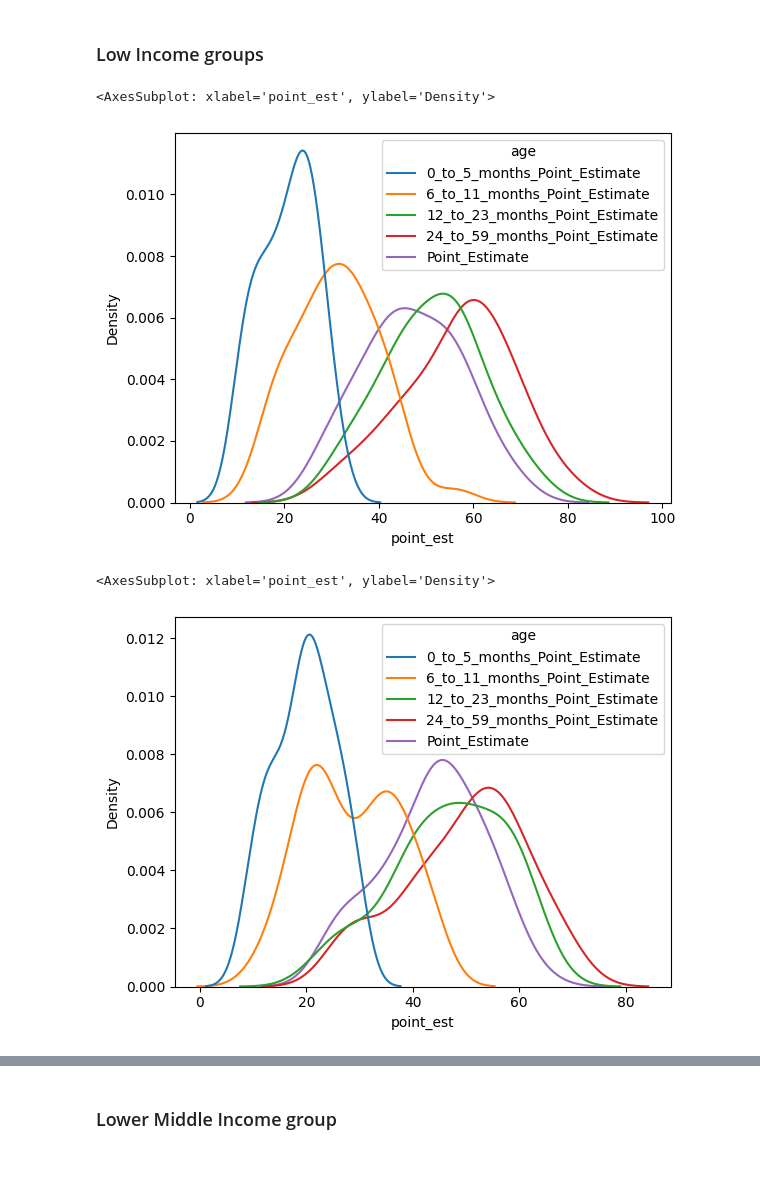
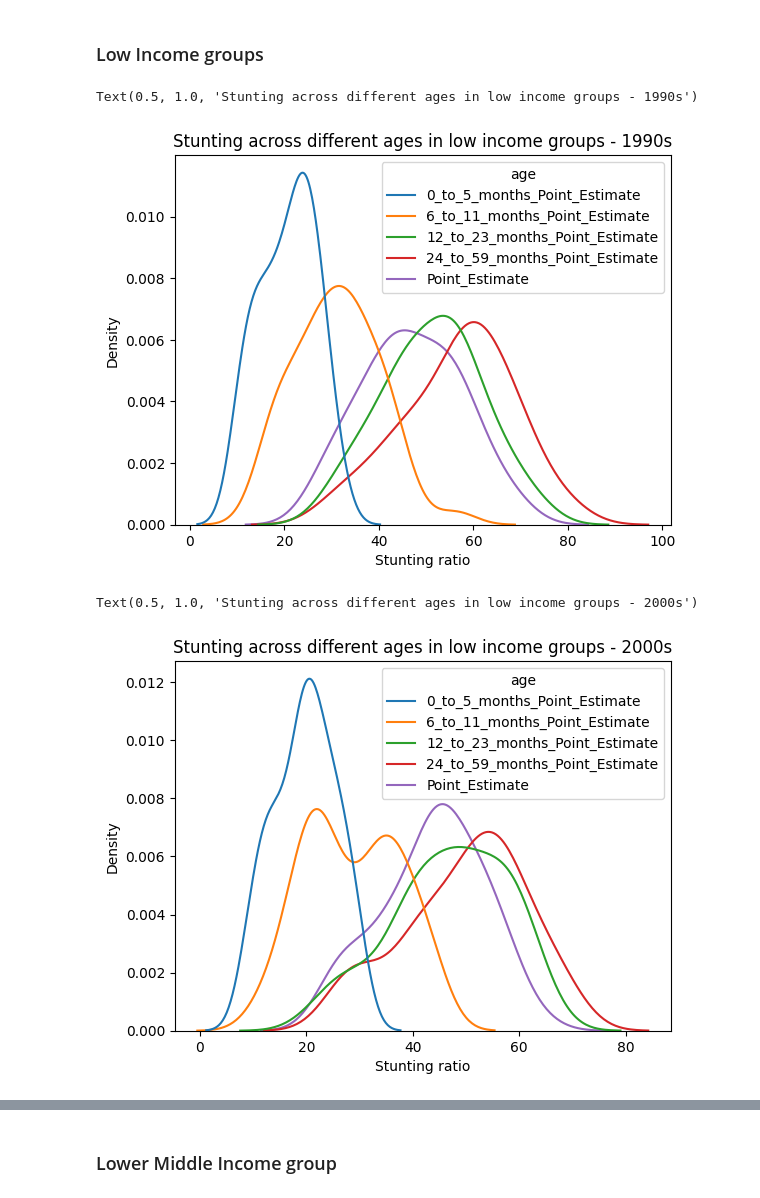
Before and after one commit to sharadasriram/data_ml_exps, a Jupyter notebook: Child_Malnutrition_Analysis.ipynb, the cells around one changed output, grey strips where cells are left out. Drawn from its saved outputs; the diff is of its cells as text; code cells hidden in the pictures; blank space fills up the shorter version.

```diff
--- a/Child_Malnutrition_Analysis.ipynb
+++ b/Child_Malnutrition_Analysis.ipynb
@@ -558,15 +568,19 @@ sns.kdeplot(data=df_age_box, x='point_est', hue='age')
 # %% [markdown]
 ### Low Income groups
 # %%
-sns.kdeplot(data=df_age_box[(df_age_box['World_Bank_Income_Groups']=='Low Income') &
+ax = sns.kdeplot(data=df_age_box[(df_age_box['World_Bank_Income_Groups']=='Low Income') &
                             (df_age_box['year_group']=='90s')], x='point_est', hue='age')
+ax.set(xlabel='Stunting ratio', ylabel='Density')
+plt.title("Stunting across different ages in low income groups - 1990s")
 # %% [output]
-<AxesSubplot: xlabel='point_est', ylabel='Density'>
+Text(0.5, 1.0, 'Stunting across different ages in low income groups - 1990s')
-[figure, old version]
+[figure, new version]
 # %%
-sns.kdeplot(data=df_age_box[(df_age_box['World_Bank_Income_Groups']=='Low Income') &
+ax = sns.kdeplot(data=df_age_box[(df_age_box['World_Bank_Income_Groups']=='Low Income') &
                             (df_age_box['year_group']=='2000s')], x='point_est', hue='age')
+ax.set(xlabel='Stunting ratio', ylabel='Density')
+plt.title("Stunting across different ages in low income groups - 2000s")
 # %% [output]
-<AxesSubplot: xlabel='point_est', ylabel='Density'>
+Text(0.5, 1.0, 'Stunting across different ages in low income groups - 2000s')
-[figure, old version]
+[figure, new version]
 # %%
```
Also changed, not shown: parts of 35 cells of this notebook, 2 other files.
